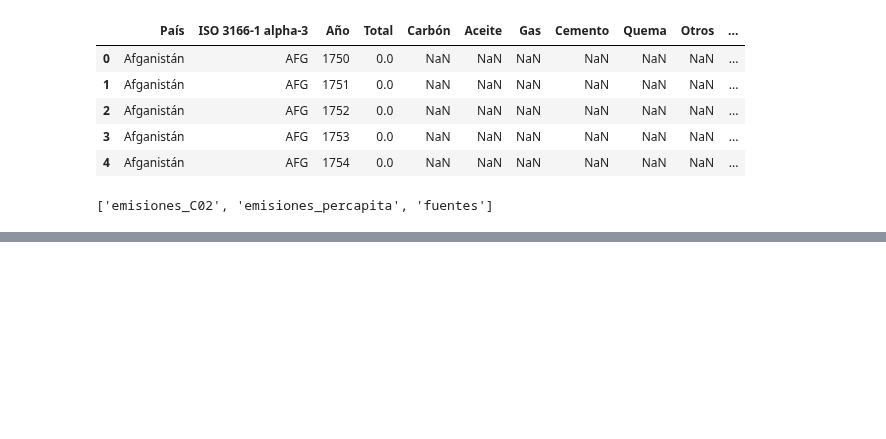
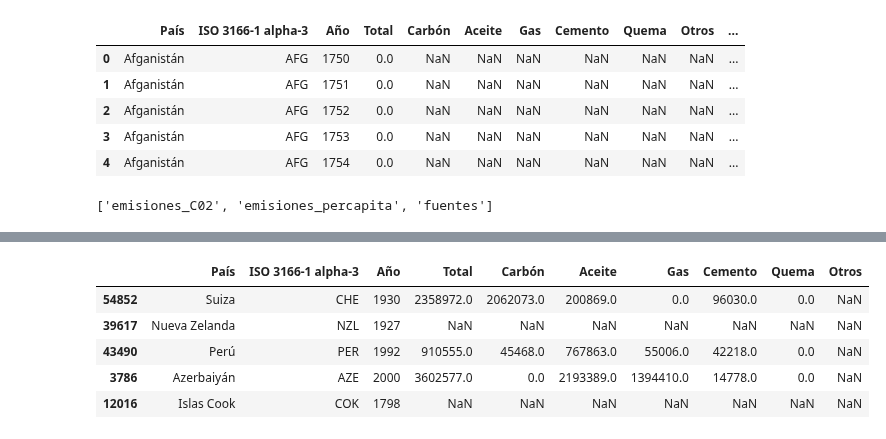
Before and after one commit to NatSama2/Curso-Alura-Latam, a Jupyter notebook: Pandas_I_O.ipynb, the cells around one changed output, grey strips where cells are left out. Cells and saved outputs as stored; diff of their text form; code cells hidden in the pictures; blank space fills up the shorter version.

```diff
--- a/Pandas_I_O.ipynb
+++ b/Pandas_I_O.ipynb
@@ -159,0 +183,9 @@ pd.ExcelFile(archivo).sheet_names
+# %%
+percapita.sample(5)
+# %% [output]
+|  | País | ISO 3166-1 alpha-3 | Año | Total | Carbón | Aceite | Gas | Cemento | Quema | Otros |
+| 54852 | Suiza | CHE | 1930 | 2358972.0 | 2062073.0 | 200869.0 | 0.0 | 96030.0 | 0.0 | NaN |
+| 39617 | Nueva Zelanda | NZL | 1927 | NaN | NaN | NaN | NaN | NaN | NaN | NaN |
+| 43490 | Perú | PER | 1992 | 910555.0 | 45468.0 | 767863.0 | 55006.0 | 42218.0 | 0.0 | NaN |
+| 3786 | Azerbaiyán | AZE | 2000 | 3602577.0 | 0.0 | 2193389.0 | 1394410.0 | 14778.0 | 0.0 | NaN |
+| 12016 | Islas Cook | COK | 1798 | NaN | NaN | NaN | NaN | NaN | NaN | NaN |
```
Also changed, not shown: parts of 7 cells of this notebook.
